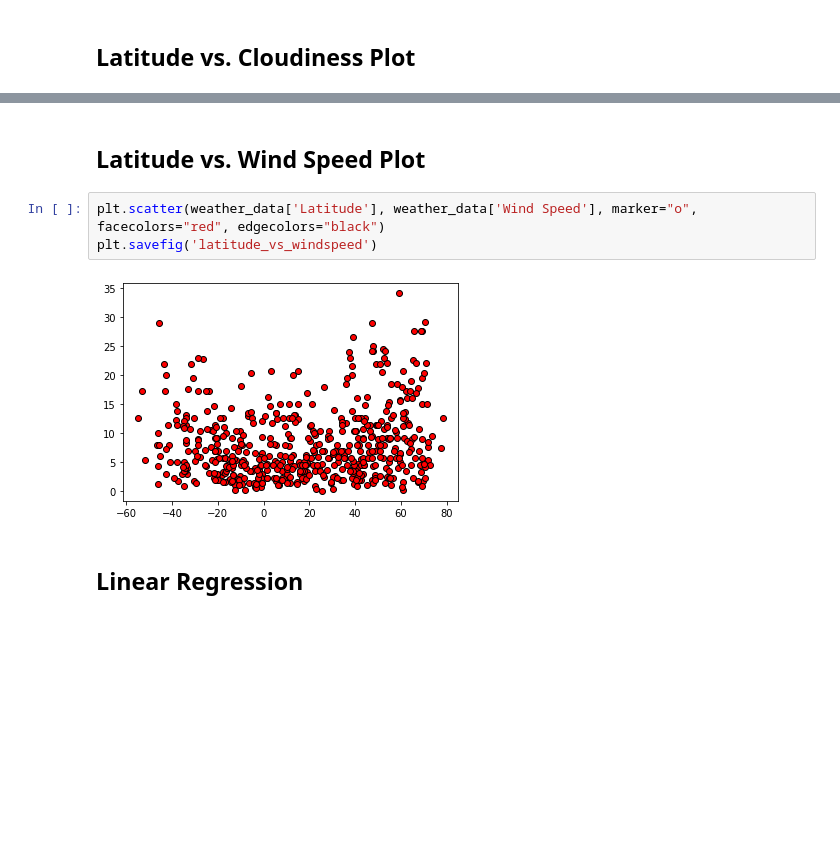
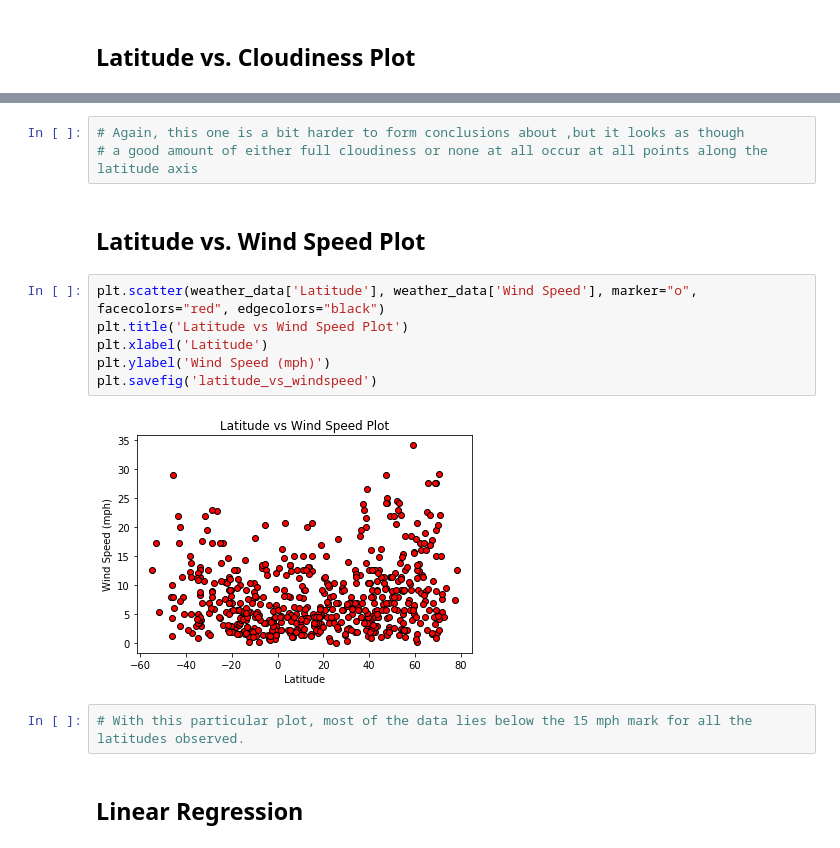
Before and after one commit to jwhite1987/Open-Weather-Map, a Jupyter notebook: Instructions/starter_code/WeatherPy.ipynb, the cells around one changed output, grey strips where cells are left out. Drawn from its saved outputs; the diff is of its cells as text; blank space fills up the shorter version.

```diff
--- a/Instructions/starter_code/WeatherPy.ipynb
+++ b/Instructions/starter_code/WeatherPy.ipynb
@@ -212,10 +235,18 @@ plt.savefig('latitude_vs_cloudiness')
+# %%
+# Again, this one is a bit harder to form conclusions about ,but it looks as though
+# a good amount of either full cloudiness or none at all occur at all points along the latitude axis
 # %% [markdown]
 ## Latitude vs. Wind Speed Plot
 # %%
 plt.scatter(weather_data['Latitude'], weather_data['Wind Speed'], marker="o", facecolors="red", edgecolors="black")
+plt.title('Latitude vs Wind Speed Plot')
+plt.xlabel('Latitude')
+plt.ylabel('Wind Speed (mph)')
 plt.savefig('latitude_vs_windspeed')
 # %% [output]
-[figure, old version]
+[figure, new version]
+# %%
+# With this particular plot, most of the data lies below the 15 mph mark for all the latitudes observed.
 # %% [markdown]
 ## Linear Regression
 # %% [markdown]
```
Also changed, not shown: parts of 30 cells of this notebook, 11 other files.
